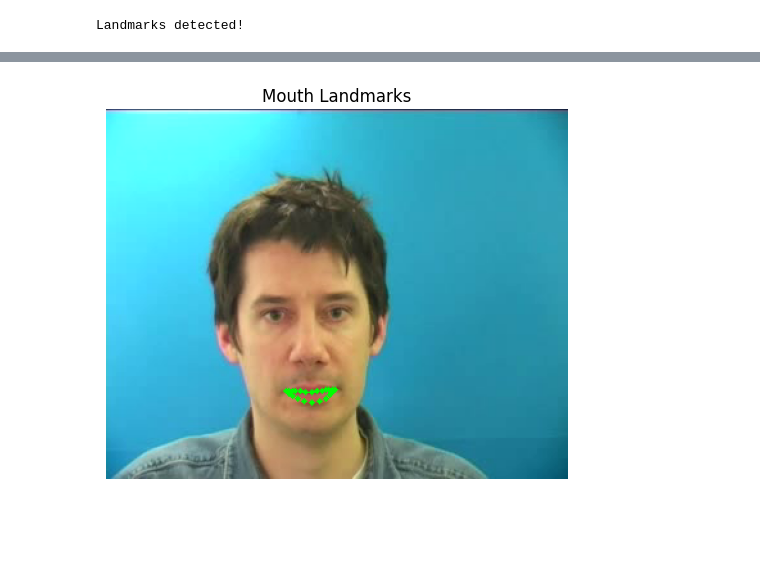
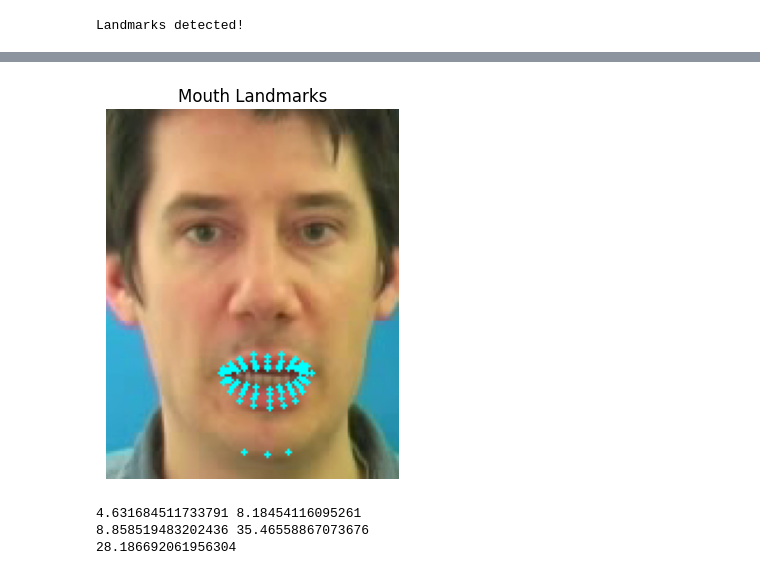
Before and after one commit to voR789/Lip-Reading, a Jupyter notebook: notebooks/cv_testing.ipynb, the cells around one changed output, grey strips where cells are left out. Drawn from its saved outputs; the diff is of its cells as text; code cells hidden in the pictures; blank space fills up the shorter version.

```diff
--- a/notebooks/cv_testing.ipynb
+++ b/notebooks/cv_testing.ipynb
@@ -29,8 +29,8 @@ The autoreload extension is already loaded. To reload it, use:
 # Extract and display first frame
 video_path = r"C:\Projects\Lip_Reading\GRID\s1\bbaf2n.mpg"
 
-rgb_frame = load_video(video_path)[0]
-image_shape = (len(rgb_frame),len(rgb_frame[0]))
+rgb_frame = load_video(video_path)[36]
+image_shape = rgb_frame.shape
 # isolate first frame of video for testing + dimensions
 
 plt.imshow(rgb_frame)
@@ -95,31 +96,79 @@ TypeError: 'NormalizedLandmarkList' object is not iterable
 # %%
+# Isolate lip landmarks and coordinates
 # Outer lips (full loop)
-outer_lips = [61, 146, 91, 181, 84, 17, 314, 405, 321, 375, 291, 308, 324, 318, 402, 317, 14, 87, 178, 88, 95, 78]
+outer_lips = [
+    61, 146, 91, 181, 84, 17,
+    314, 405, 321, 375, 291, 409,
+    270, 269, 267, 0, 37, 39, 40, 185
+]
 
 # Inner lips (inside mouth opening)
-inner_lips = [78, 191, 80, 81, 82, 13, 312, 311, 310, 415, 308, 324, 318, 402, 317, 14, 87, 178, 88, 95, 78]
+inner_lips = [
+    78, 191, 80, 81, 82,
+    312, 311, 310, 415, 308,
+    324, 318, 402, 317, 14,
+    87, 178, 88, 95, 13
+]
 
+inner_mouth = [
+    184, 183, 74, 42, 73, 41, 72, 38,
+    11, 12, 302, 268, 303, 271, 304, 272,408,
+    407, 96, 77, 89, 90, 179, 180, 86, 85, 15,
+    16, 316, 315, 403, 404, 319, 320, 325, 307
+
+]
+
+lower_jaw = [
+    148, 152, 377
+]
 # Combine and remove duplicates
-mouth_indices = list(set(outer_lips + inner_lips))
+mouth_indices = list((outer_lips + inner_lips + inner_mouth + lower_jaw))
 mouth_indices.sort()
 
 
-landmarks = results.multi_face_landmarks[0]
-h, w, _ = rgb_frame.shape
+landmarks = get_landmarks(cropped_frame)[0]
+h, w, _ = cropped_frame.shape
 
 mouth_coords = []
 for i in mouth_indices:
-    lm = landmarks.landmark[i]
-    x, y = int(lm.x * w), int(lm.y * h)
+    landmark = landmarks.landmark[i]
+    x, y = int(landmark.x * w), int(landmark.y * h)
     mouth_coords.append((x, y))
 # %%
-mouth_frame = rgb_frame.copy()
+# Display mouth landmarks
+mouth_frame = cropped_frame.copy()
 for x, y in mouth_coords:
-    cv2.circle(mouth_frame, (x, y), 2, (0, 255, 0), -1)
+    cv2.circle(mouth_frame, (x, y), 1, (0, 255, 255), -1)
 
 plt.imshow(mouth_frame)
 plt.title("Mouth Landmarks")
 plt.axis("off")
 plt.show()
 # %% [output]
-[figure, old version]
+[figure, new version]
+# %%
+# Measured Features
+coords = convert_landmarks_to_coordinates(landmarks,(h, w))
+
+upper_vermillion_height = landmark_dist(coords[13], coords[0])
+lower_verillion_height = landmark_dist(coords[14], coords[17])
+
+vert_distance = landmark_dist(coords[13], coords[14])
+hori_distance = landmark_dist(coords[308], coords[78])
+aspect_ratio = hori_distance/vert_distance
+
+lower_jaw_distance = landmark_dist(coords[14], coords[152])
+
+inner_mouth_area = area_of_points(inner_lips, coords)
+outer_mouth_area = area_of_points(outer_lips, coords)
+
+# add temporal landmarks and scientific - engineered landmarks
+
+print(upper_vermillion_height, lower_verillion_height)
+print(vert_distance, hori_distance, aspect_ratio)
+print(lower_jaw_distance)
+print(inner_mouth_area, outer_mouth_area)
+# %% [output]
+4.631684511733791 8.18454116095261
+8.858519483202436 35.46558867073676
+28.186692061956304
```
Also changed, not shown: parts of 4 cells of this notebook, 2 other files.
